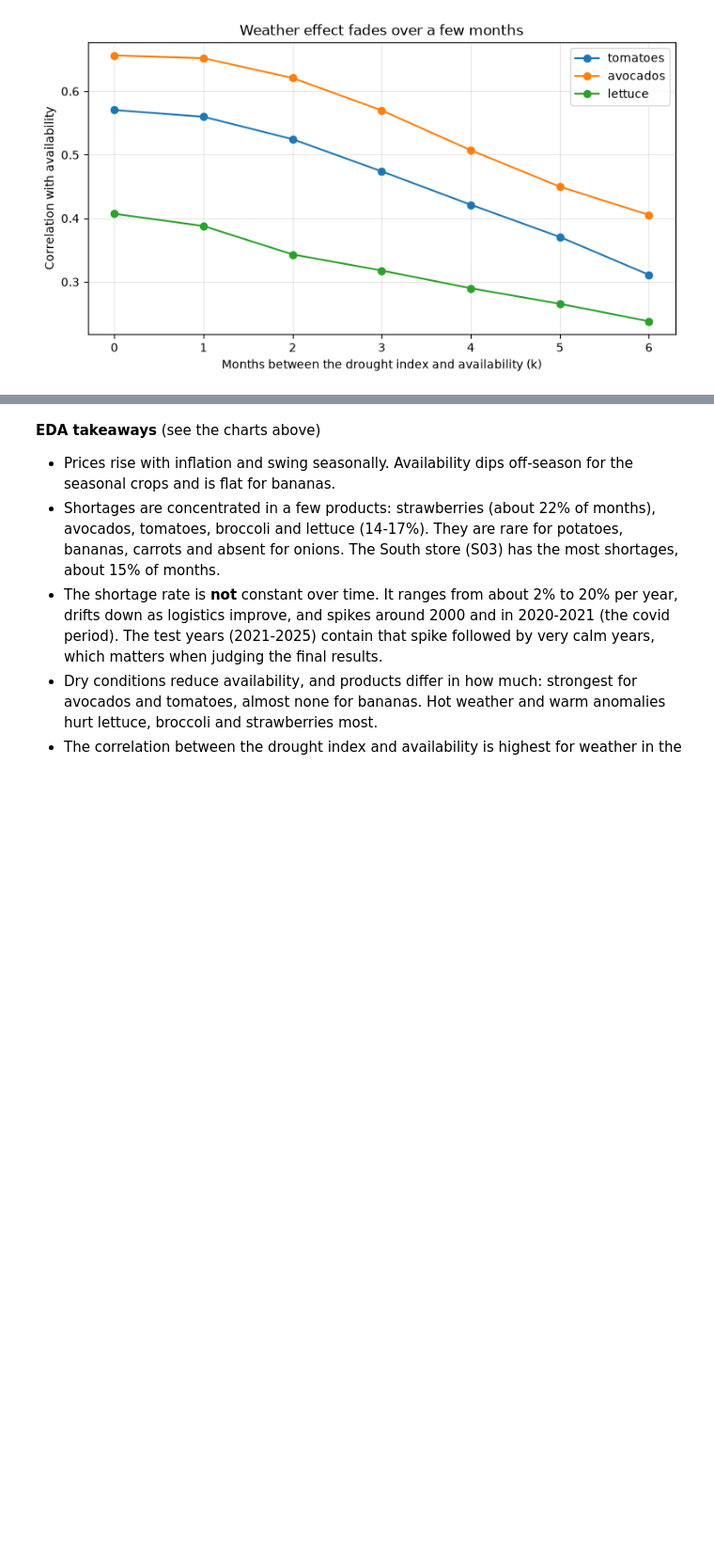
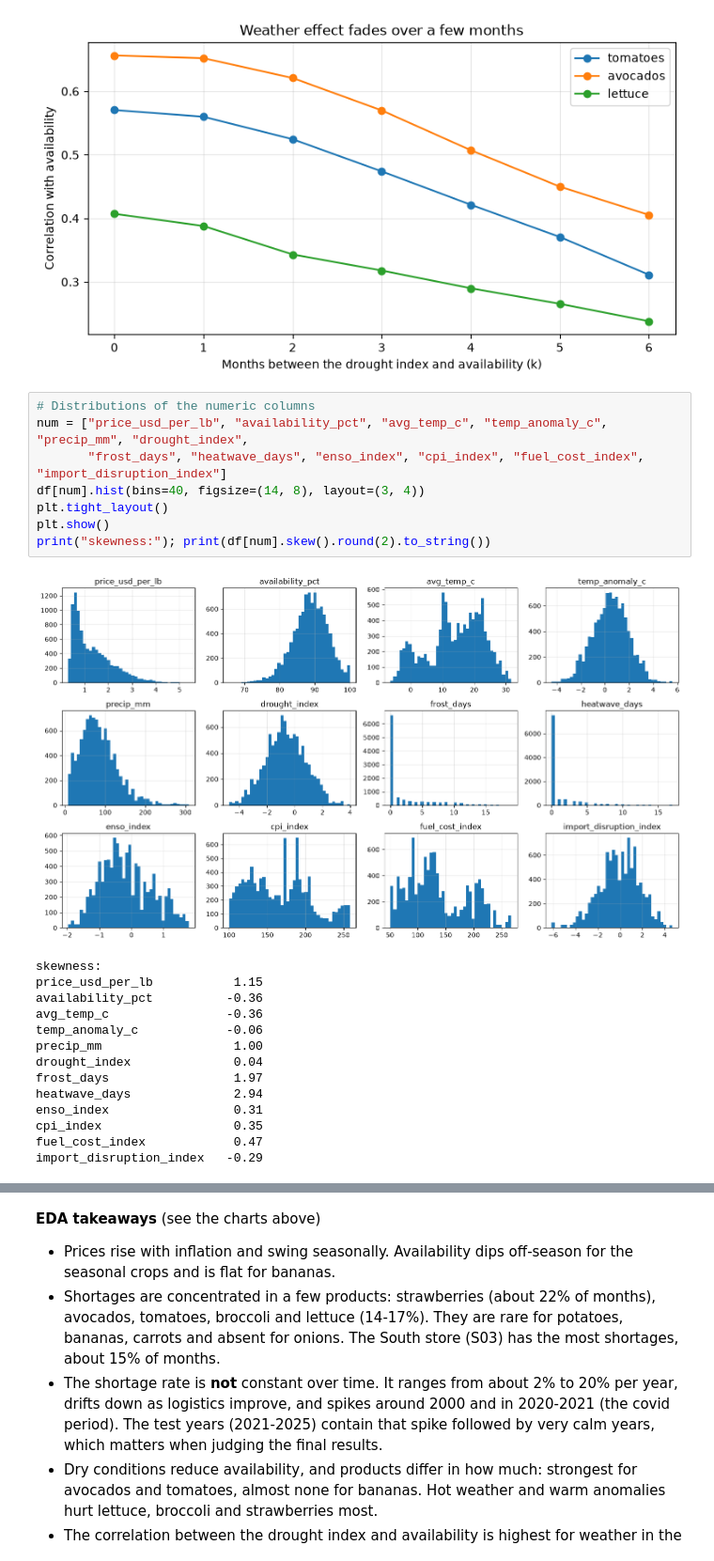
Before and after one commit to codedough/MidTermProject, a Jupyter notebook: notebook.ipynb, the cells around one changed output, grey strips where cells are left out. Shown at 94% size. Cells and saved outputs as stored; diff of their text form; blank space fills up the shorter version.

```diff
--- a/notebook.ipynb
+++ b/notebook.ipynb
@@ -225,3 +249,26 @@ plt.title("Weather effect fades over a few months")
 plt.show()
 # %% [output]
 [figure]
+# %%
+# Distributions of the numeric columns
+num = ["price_usd_per_lb", "availability_pct", "avg_temp_c", "temp_anomaly_c", "precip_mm", "drought_index",
+       "frost_days", "heatwave_days", "enso_index", "cpi_index", "fuel_cost_index", "import_disruption_index"]
+df[num].hist(bins=40, figsize=(14, 8), layout=(3, 4))
+plt.tight_layout()
+plt.show()
+print("skewness:"); print(df[num].skew().round(2).to_string())
+# %% [output]
+[figure, added]
+skewness:
+price_usd_per_lb           1.15
+availability_pct          -0.36
+avg_temp_c                -0.36
+temp_anomaly_c            -0.06
+precip_mm                  1.00
+drought_index              0.04
+frost_days                 1.97
+heatwave_days              2.94
+enso_index                 0.31
+cpi_index                  0.35
+fuel_cost_index            0.47
+import_disruption_index   -0.29
```
Also changed, not shown: parts of 52 cells of this notebook, 17 other files.
